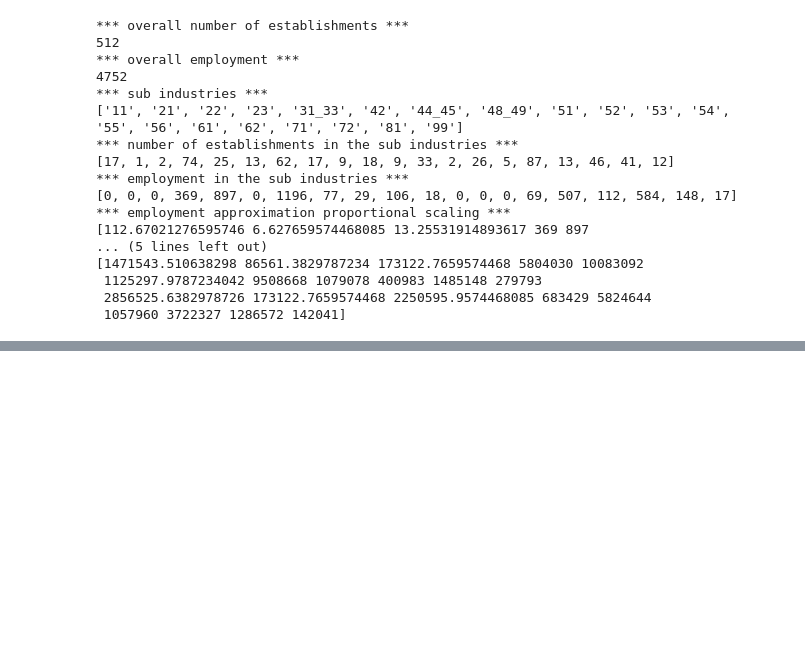
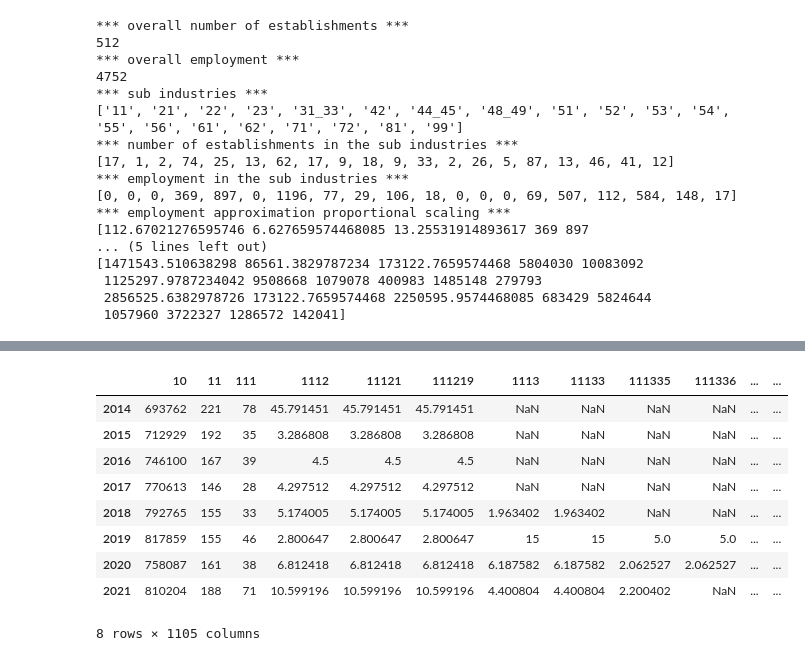
Before and after one commit to tribumirkov/QCEW-Project, a Jupyter notebook: data.ipynb, the cells around one changed output, grey strips where cells are left out. Saved outputs shown, nothing was run; the diff lists cells and outputs as text; code cells hidden in the pictures; blank space fills up the shorter version.

Commit message:
Fulton county emp and wages

```diff
--- a/data.ipynb
+++ b/data.ipynb
@@ -186,7 +186,8 @@ for variable in variables:
             {'emp_lp': branch['est'] * eval(f"float({variable}.value)")}
         )
 # %%
-industry = fetch_branch(county, 'ind', '5221')
+industry = fetch_branch(county, 'ind', '31_33')
+print(industry)
 print(industry['est'])
 print(industry['emp'])
 if industry.get('emp_ps') is not None:
@@ -222,16 +209,17 @@ emp_lp 5.297665819752922
 # %%
 # Fetch all industry codes in a period
+county_code = '51163'
 years = list(range(2014,2021+1))
 industry_codes = []
 for year in years:
-    df, url = fetch_area_data(year,4,'51163')
+    df, url = fetch_area_data(year,4,county_code)
     county = build_tree(df, '10', 71)
     industry_codes+=fetch_values_given_key(county, 'ind', [])
 time_series = pd.DataFrame([], columns=np.unique(industry_codes))
 # %%
 # Run LP on all industries and all the years and save to time_series
 for year in years:
-    df, url = fetch_area_data(year,4,'51163')
+    df, url = fetch_area_data(year,4,county_code)
     county = build_tree(df, '10', 71)
     county = run_linear_programming(county, 'emp')
     for ind in industry_codes:
@@ -289,2 +271,26 @@ Length: 540, dtype: float64
 # %%
 time_series.to_csv('Rockbridge.csv')
+# %%
+# Fetch all industry codes in a period
+county_code = '13121'
+years = list(range(2014,2021+1))
+industry_codes = []
+for year in years:
+    df, url = fetch_area_data(year,4,county_code)
+    county = build_tree(df, '10', 71)
+    industry_codes+=fetch_values_given_key(county, 'ind', [])
+employment_series = pd.DataFrame([], columns=np.unique(industry_codes))
+wages_series = pd.DataFrame([], columns=np.unique(industry_codes))
+
+# Run LP on all industries and all the years and save to time_series
+for year in years:
+    df, url = fetch_area_data(year,4,county_code)
+    county = build_tree(df, '10', 71)
+    county = run_linear_programming(county, 'emp')
+    county = run_linear_programming(county, 'wages')
+    employment_series = save_data_to_time_series(
+        employment_series, county, industry_codes, 'emp', year
+    )
+    wages_series = save_data_to_time_series(
+        wages_series, county, industry_codes, 'wages', year
+    )
@@ -290,0 +315,13 @@ time_series.to_csv('Rockbridge.csv')
+# %%
+employment_series
+# %% [output]
+|  | 10 | 11 | 111 | 1112 | 11121 | 111219 | 1113 | 11133 | 111335 | 111336 | ... | ... |
+| 2014 | 693762 | 221 | 78 | 45.791451 | 45.791451 | 45.791451 | NaN | NaN | NaN | NaN | ... | ... |
+| 2015 | 712929 | 192 | 35 | 3.286808 | 3.286808 | 3.286808 | NaN | NaN | NaN | NaN | ... | ... |
+| 2016 | 746100 | 167 | 39 | 4.5 | 4.5 | 4.5 | NaN | NaN | NaN | NaN | ... | ... |
+| 2017 | 770613 | 146 | 28 | 4.297512 | 4.297512 | 4.297512 | NaN | NaN | NaN | NaN | ... | ... |
+| 2018 | 792765 | 155 | 33 | 5.174005 | 5.174005 | 5.174005 | 1.963402 | 1.963402 | NaN | NaN | ... | ... |
+| 2019 | 817859 | 155 | 46 | 2.800647 | 2.800647 | 2.800647 | 15 | 15 | 5.0 | 5.0 | ... | ... |
+| 2020 | 758087 | 161 | 38 | 6.812418 | 6.812418 | 6.812418 | 6.187582 | 6.187582 | 2.062527 | 2.062527 | ... | ... |
+| 2021 | 810204 | 188 | 71 | 10.599196 | 10.599196 | 10.599196 | 4.400804 | 4.400804 | 2.200402 | NaN | ... | ... |
+8 rows × 1105 columns
```
Also changed, not shown: parts of 14 cells of this notebook, 4 other files.
